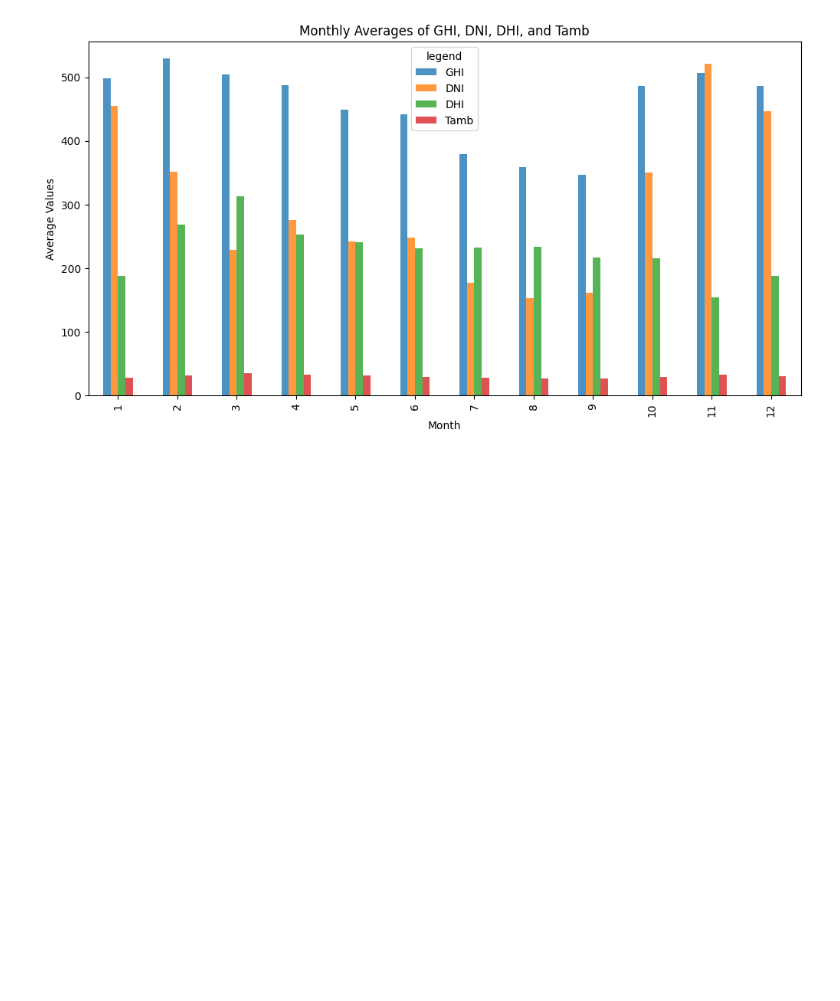
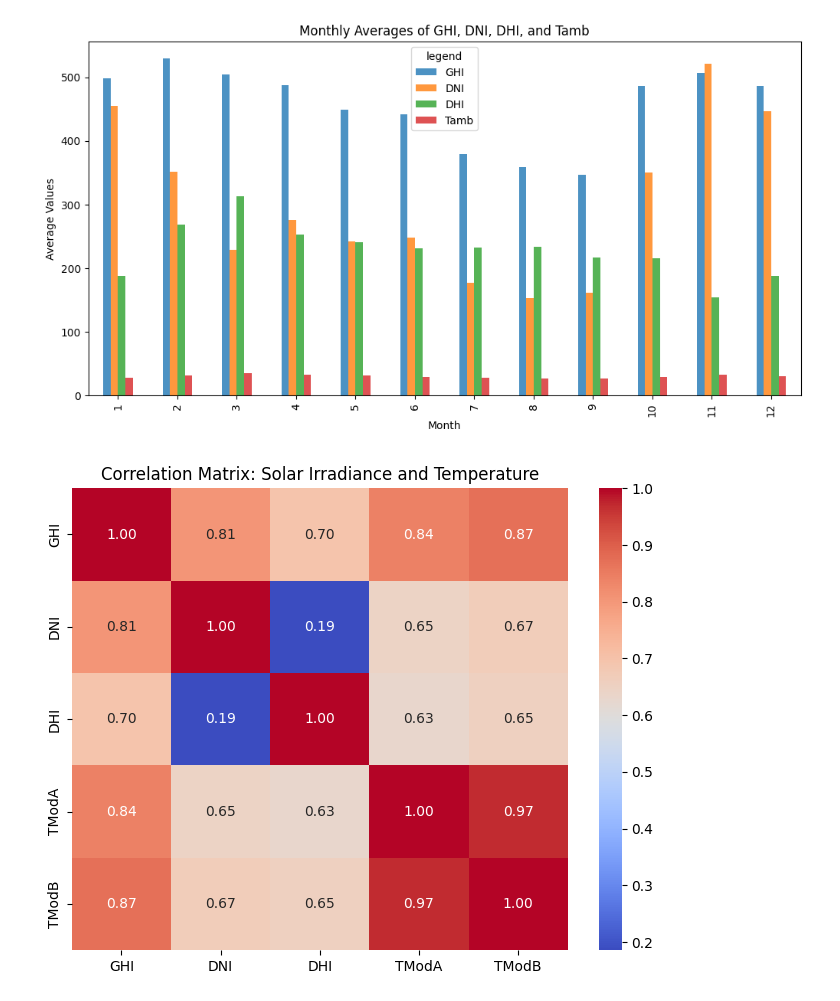
Before and after one commit to hiwothadush/Task-1, a Jupyter notebook: Task_1.ipynb, the cells around one changed output. Drawn from its saved outputs; the diff is of its cells as text; code cells hidden in the pictures; blank space fills up the shorter version.

```diff
--- a/Task_1.ipynb
+++ b/Task_1.ipynb
@@ -122,3 +127,14 @@ plt.legend(title='legend')
 plt.show()
 # %% [output]
 [figure]
+# %%
+# Correlation Matrix for Solar and Temperature Variables
+correlation_matrix = data2[['GHI', 'DNI', 'DHI', 'TModA', 'TModB']].corr()
+
+# Plot heatmap
+plt.figure(figsize=(8, 6))
+sns.heatmap(correlation_matrix, annot=True, cmap='coolwarm', fmt=".2f")
+plt.title('Correlation Matrix: Solar Irradiance and Temperature')
+plt.show()
+# %% [output]
+[figure, added]
```
Also changed, not shown: parts of 16 cells of this notebook.
